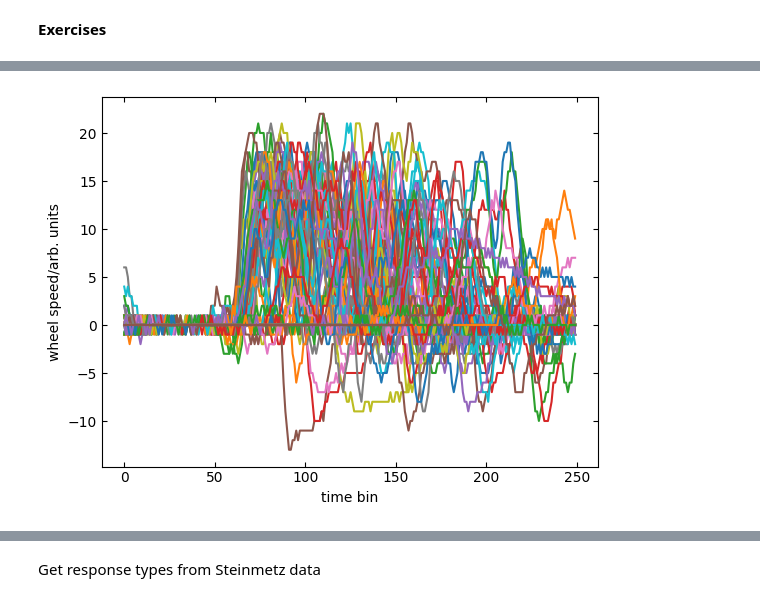
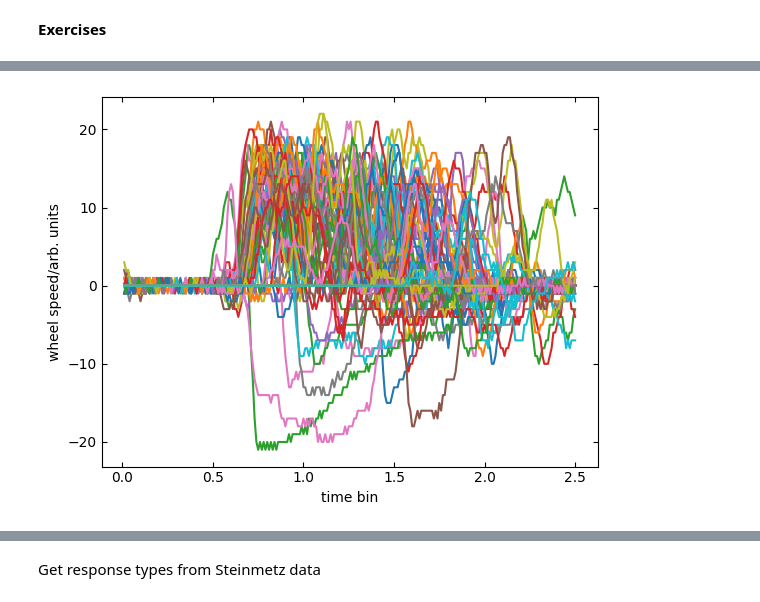
Before and after one commit to ibehave-ibots/iBOTS-Tools, a Jupyter notebook: workshops/python-workshop-1/exercises/ben/Day2-wheelspeed-with-solns.ipynb, the cells around one changed output, grey strips where cells are left out. Drawn from its saved outputs; the diff is of its cells as text; code cells hidden in the pictures.

Commit message:
wheel notebook ready for review

```diff
--- a/workshops/python-workshop-1/exercises/ben/Day2-wheelspeed-with-solns.ipynb
+++ b/workshops/python-workshop-1/exercises/ben/Day2-wheelspeed-with-solns.ipynb
@@ -175,3 +334,5 @@ wheel_df
+# %%
+wheel_df = dataset['wheel'].to_dataframe().reset_index().set_index(['time', 'trial'])['wheel'].unstack()
 # %% [markdown]
 **Exercises**
 # %% [markdown]
@@ -365,0 +471,3 @@ Use `mean_df` and `wheel_df` to make a plot of wheel speeds where the mean speed
+# %%
+max_wheel_speeds = wheel_df.max()
+max_wheel_speeds
@@ -365,0 +490,3 @@ Use `mean_df` and `wheel_df` to make a plot of wheel speeds where the mean speed
+# %%
+selected_trials = max_wheel_speeds[max_wheel_speeds>10]
+selected_trials
@@ -366,11 +507,8 @@ Use `mean_df` and `wheel_df` to make a plot of wheel speeds where the mean speed
 # %%
-selected_trials = mean_df[mean_df['mean_speed'] > 0]
-
-selected_data = wheel_df[selected_trials['trial']]
-
+selected_data = wheel_df[selected_trials.index]
 plt.plot(selected_data)
 plt.xlabel('time bin')
 plt.ylabel('wheel speed/arb. units')
 plt.show()
 # %% [output]
-[figure, old version]
+[figure, new version]
```
Also changed, not shown: parts of 105 cells of this notebook, 1 other file.
